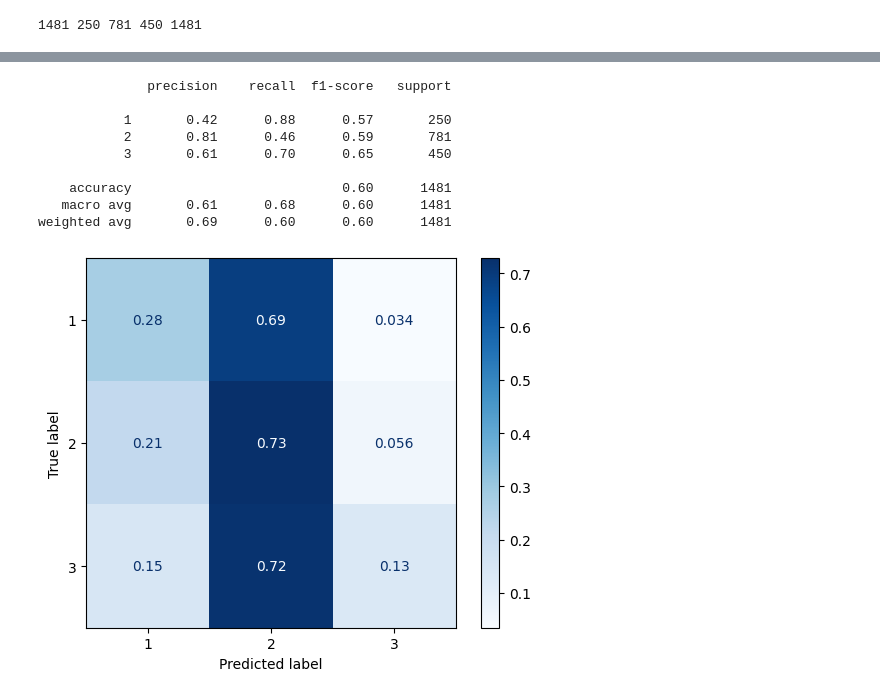
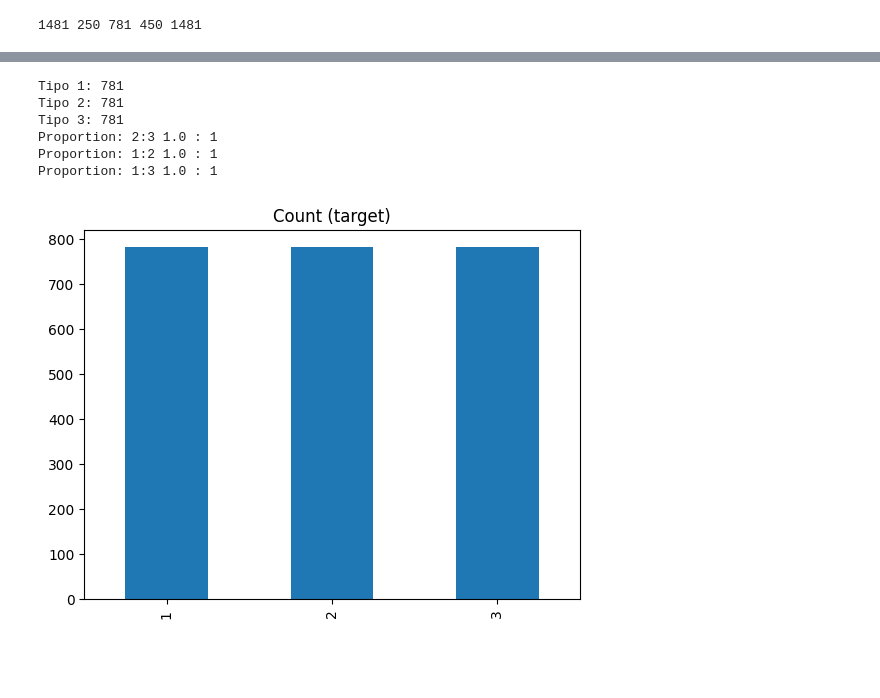
Before and after one commit to JavierGilRodriguez/ProyectoSI, a Jupyter notebook: Proyecto.ipynb, the cells around one changed output, grey strips where cells are left out. Cells and saved outputs as stored; diff of their text form; code cells hidden in the pictures; blank space fills up the shorter version.

Commit message:
apañado para hyperparametros

```diff
--- a/Proyecto.ipynb
+++ b/Proyecto.ipynb
@@ -168,16 +103,0 @@ plt.show()
-# %%
-from sklearn.metrics import classification_report
-
-y_pred = clf_rus.predict(x)
-
-print(classification_report(y, y_pred))
-# %% [output]
-              precision    recall  f1-score   support
-
-           1       0.42      0.88      0.57       250
-           2       0.81      0.46      0.59       781
-           3       0.61      0.70      0.65       450
-
-    accuracy                           0.60      1481
-   macro avg       0.61      0.68      0.60      1481
-weighted avg       0.69      0.60      0.60      1481
@@ -189,13 +104,24 @@ X_tl, y_tl = tl.fit_resample(X_train, y_train)
-# %%
-from imblearn.over_sampling import SMOTE
-
-smote = SMOTE(sampling_strategy='minority')
-X_sm, y_sm = smote.fit_resample(X_train, y_train)
-
-clf_sm = RandomForestClassifier(n_jobs=-1)
-
-clf_sm.fit(X_sm, y_sm)
-plot_confusion_matrix(clf_sm, X_test, y_test, normalize='true', cmap='Blues')
-plt.show()
-# %% [output]
-[figure, removed]
+# %%
+from imblearn.over_sampling import SMOTE
+
+smote = SMOTE(sampling_strategy='minority')
+X_sm, y_sm = smote.fit_resample(X_train, Y_train)   #Para la clase minoritaria (Tipo 1)
+X_sm1, y_sm1 = smote.fit_resample(X_sm, y_sm)       #Para la clase minoritaria que ya no es Tipo1 (Tipo 3)
+
+target_count = pd.Series(y_sm1).value_counts()
+print('Tipo 1:', target_count[1])
+print('Tipo 2:', target_count[2])
+print('Tipo 3:', target_count[3])
+print('Proportion: 2:3', round(target_count[3] / target_count[2], 2), ': 1')
+print('Proportion: 1:2', round(target_count[1] / target_count[2], 2), ': 1')
+print('Proportion: 1:3', round(target_count[1] / target_count[3], 2), ': 1')
+
+target_count.plot(kind='bar', title='Count (target)');
+# %% [output]
+Tipo 1: 781
+Tipo 2: 781
+Tipo 3: 781
+Proportion: 2:3 1.0 : 1
+Proportion: 1:2 1.0 : 1
+Proportion: 1:3 1.0 : 1
+[figure, added]
```
Also changed, not shown: parts of 15 cells of this notebook.
